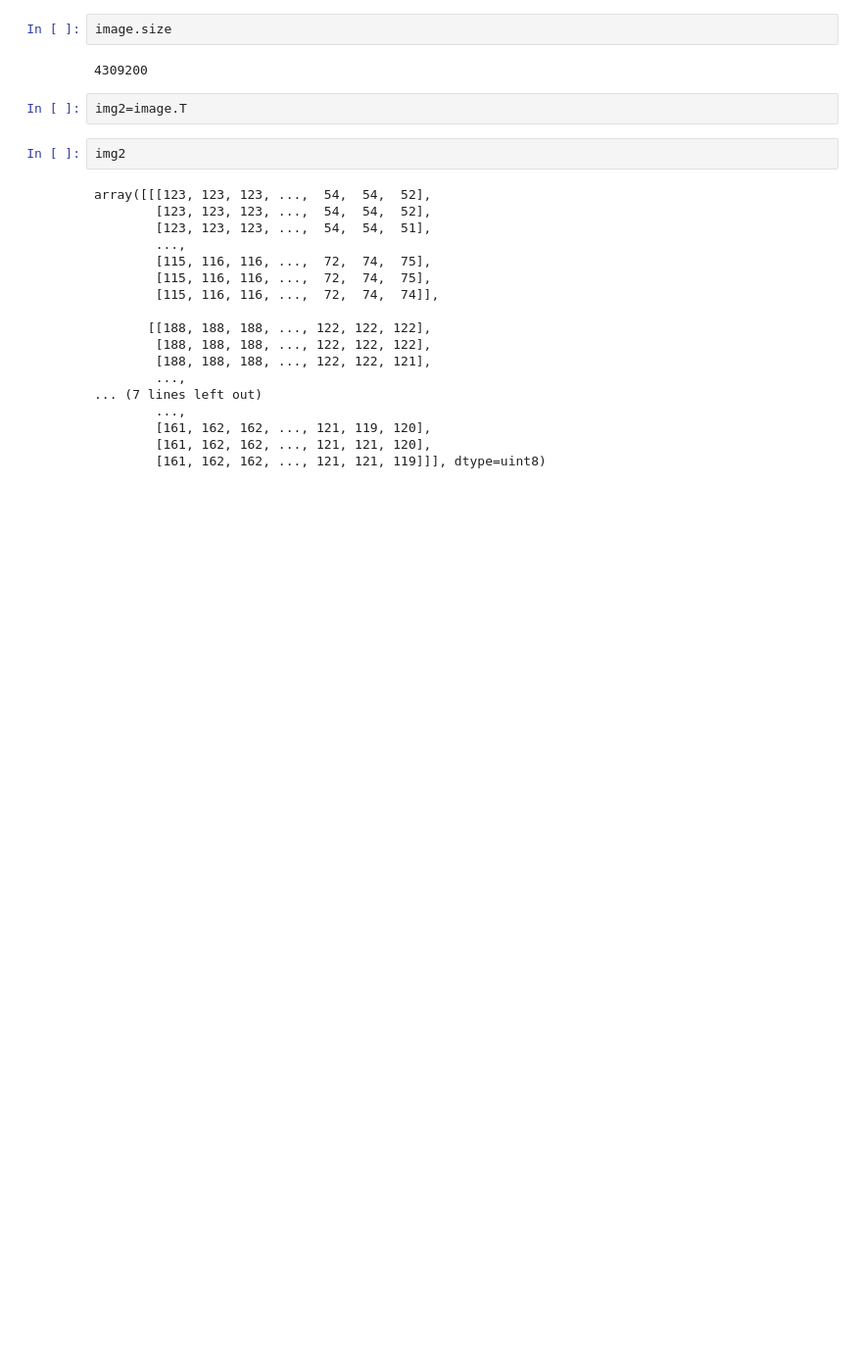
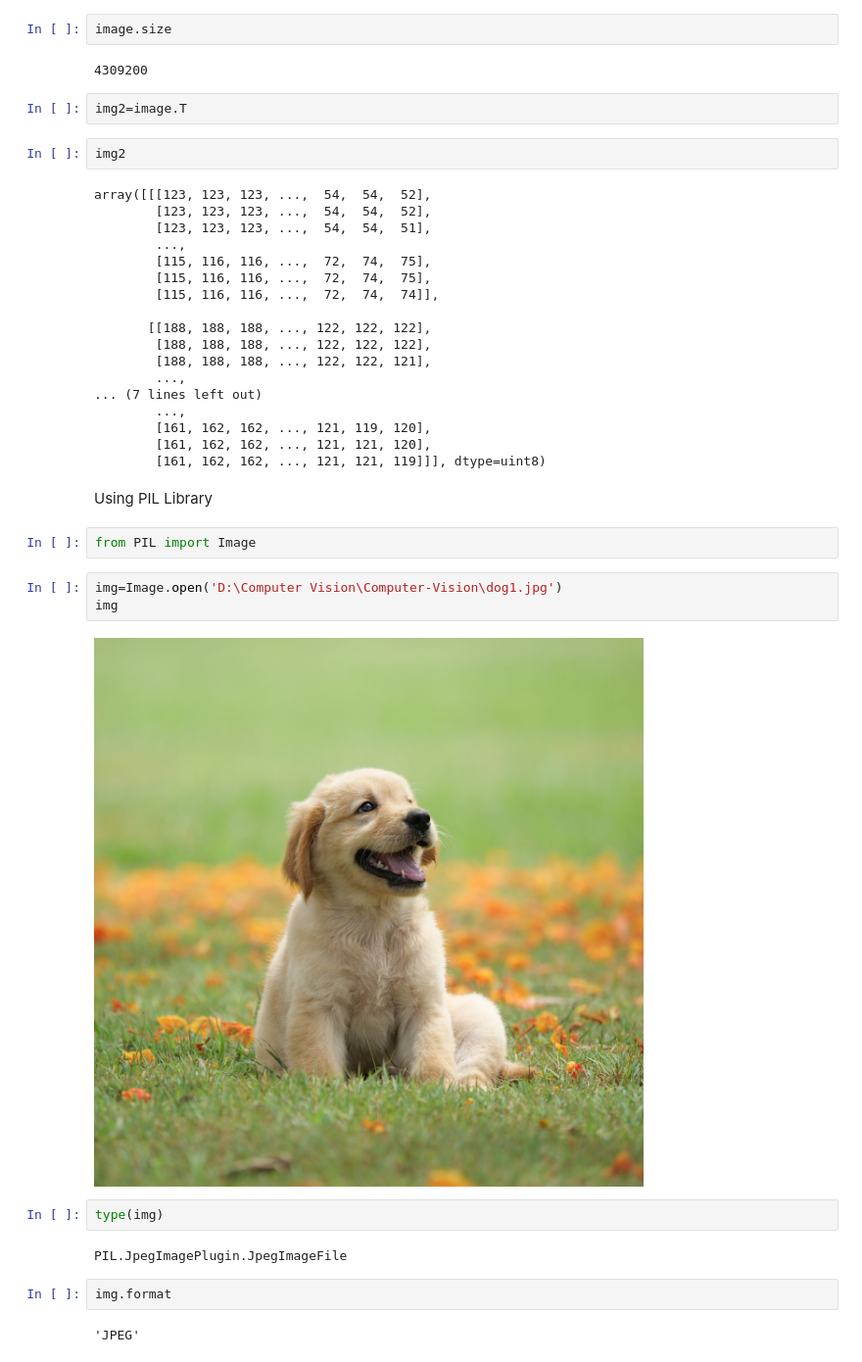
Before and after one commit to PrathameshP26/Computer-Vision, a Jupyter notebook: CV_Basics.ipynb, the cells around one changed output. Shown at 98% size. Drawn from its saved outputs; the diff is of its cells as text; blank space fills up the shorter version.

```diff
--- a/CV_Basics.ipynb
+++ b/CV_Basics.ipynb
@@ -90,3 +90,20 @@ array([[[123, 123, 123, ...,  54,  54,  52],
         [161, 162, 162, ..., 121, 119, 120],
         [161, 162, 162, ..., 121, 121, 120],
         [161, 162, 162, ..., 121, 121, 119]]], dtype=uint8)
+# %% [markdown]
+Using PIL Library
+# %%
+from PIL import Image
+# %%
+img=Image.open('D:\Computer Vision\Computer-Vision\dog1.jpg')
+img
+# %% [output]
+[figure, added]
+# %%
+type(img)
+# %% [output]
+PIL.JpegImagePlugin.JpegImageFile
+# %%
+img.format
+# %% [output]
+'JPEG'
```
Also changed, not shown: parts of 5 cells of this notebook.
